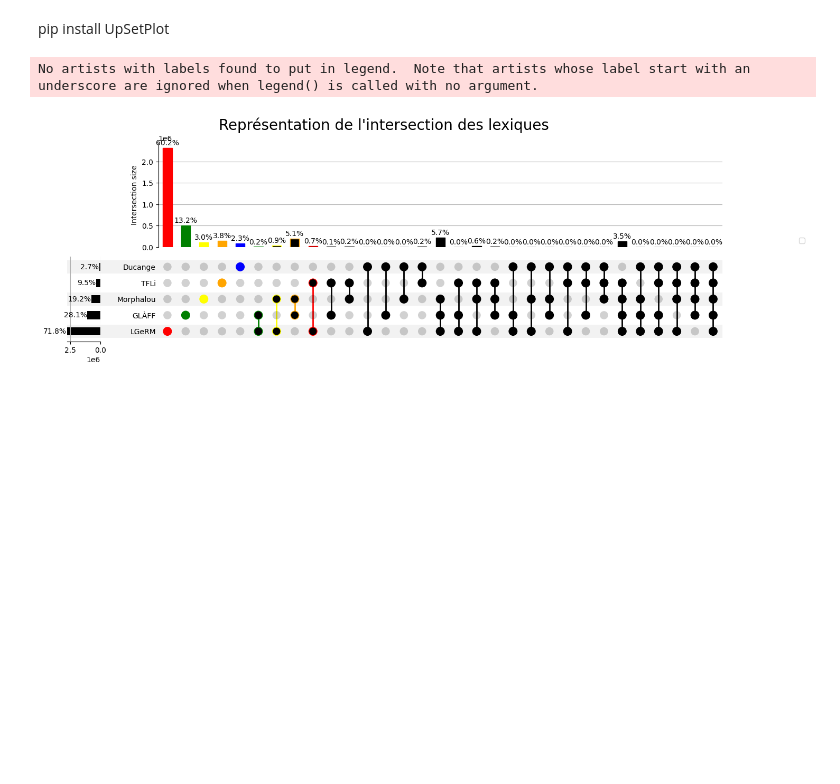
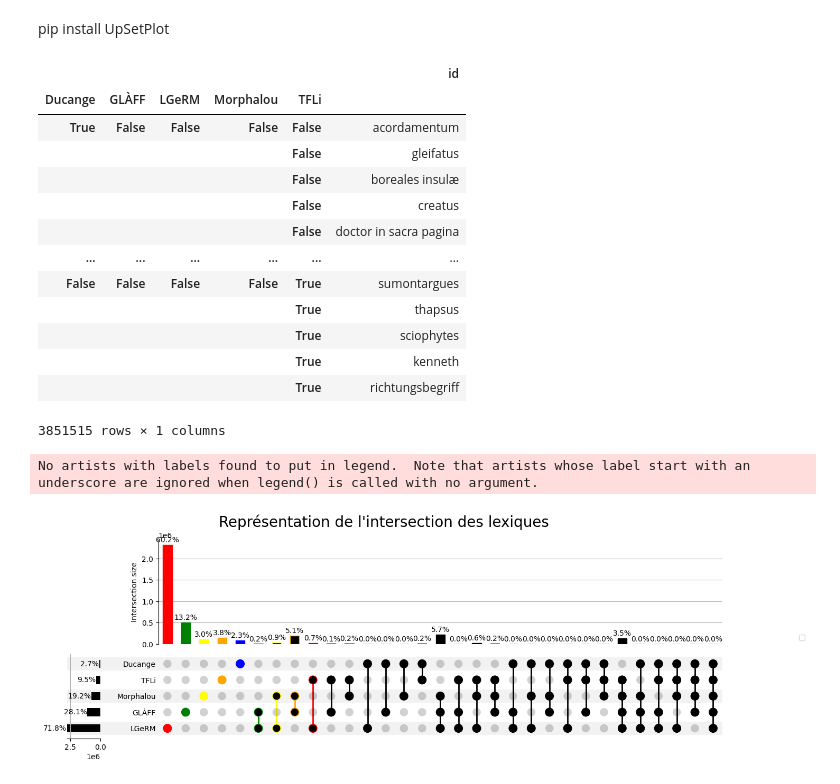
Before and after one commit to Marceau-h/memoire, a Jupyter notebook: upset.ipynb, the cells around one changed output. Drawn from its saved outputs; the diff is of its cells as text; code cells hidden in the pictures; blank space fills up the shorter version.

```diff
--- a/upset.ipynb
+++ b/upset.ipynb
@@ -21,3 +21,20 @@ for name, file in lex:
         dico_lex[name] = set(json.load(f.open(encoding="utf-8")))
 # %%
 test = from_contents(dico_lex)
+# %%
+test
+# %% [output]
+|  |  |  |  |  | id |
+| Ducange | GLÀFF | LGeRM | Morphalou | TFLi |  |
+| True | False | False | False | False | acordamentum |
+|  |  |  |  | False | gleifatus |
+|  |  |  |  | False | boreales insulæ |
+|  |  |  |  | False | creatus |
+|  |  |  |  | False | doctor in sacra pagina |
+| ... | ... | ... | ... | ... | ... |
+| False | False | False | False | True | sumontargues |
+|  |  |  |  | True | thapsus |
+|  |  |  |  | True | sciophytes |
+|  |  |  |  | True | kenneth |
+|  |  |  |  | True | richtungsbegriff |
+3851515 rows × 1 columns
```
Also changed, not shown: parts of 3 cells of this notebook, 1 other file.
